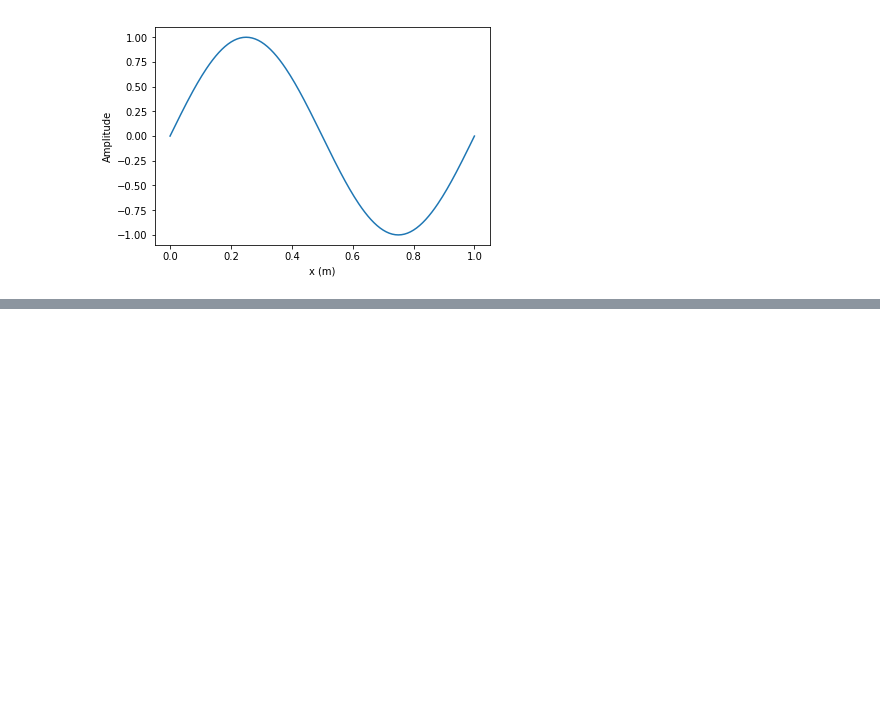
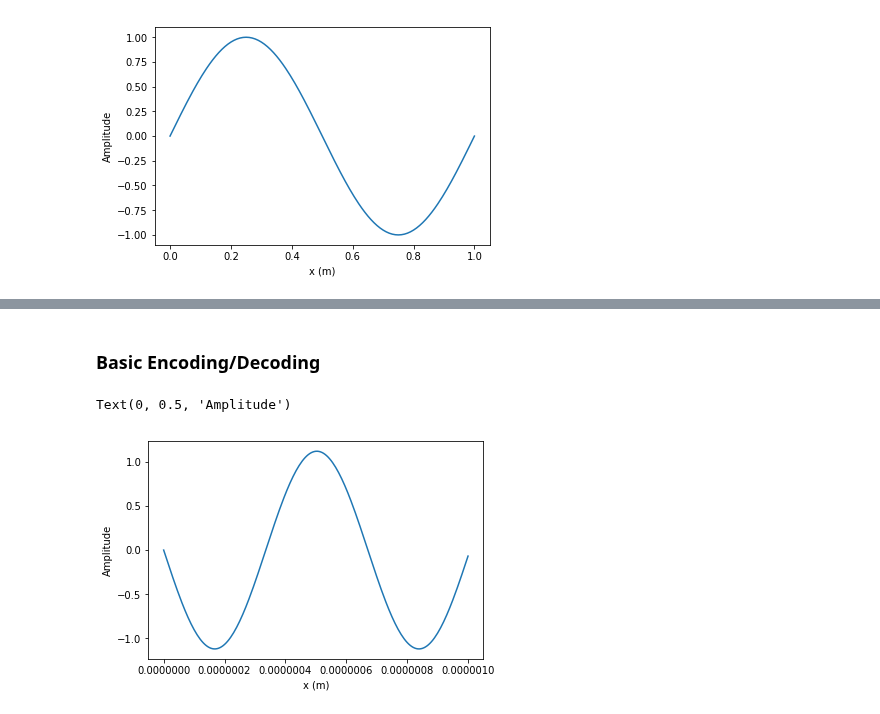
Before and after one commit to AnthonyDickson/summer-bursary-2018, a Jupyter notebook: SLM Simulation.ipynb, the cells around one changed output, grey strips where cells are left out. Drawn from its saved outputs; the diff is of its cells as text; code cells hidden in the pictures; blank space fills up the shorter version.

Commit message:
add basic encoding/decoding for matrix values

```diff
--- a/SLM Simulation.ipynb
+++ b/SLM Simulation.ipynb
@@ -151,0 +172,33 @@ Text(0, 0.5, 'Amplitude')
+# %% [markdown]
+### Basic Encoding/Decoding
+# %%
+import pandas as pd
+
+x = np.random.normal(0, 1, (128, 128))
+w = np.random.normal(0, 1, (128, 128))
+# %%
+def encode(x):
+    assert len(x.shape) == 2
+
+    y = []
+    m, n = x.shape
+    red_laser_wavelength = 6.71e-7
+
+    for row in range(m):
+        y.append([])
+
+        for col in range(n):
+            cell_value = LightWave(amplitude=x[row, col], wavelength=red_laser_wavelength)
+            y[row].append(cell_value)
+
+    return y
+# %%
+x_light = encode(x)
+# %%
+dist = np.linspace(0, 1e-6, 201)
+plt.plot(dist, [x_light[0][0].modulated_amplitude(x=x) for x in dist])
+plt.xlabel('x (m)')
+plt.ylabel('Amplitude')
+# %% [output]
+Text(0, 0.5, 'Amplitude')
+[figure, added]
```
Also changed, not shown: parts of 9 cells of this notebook.
